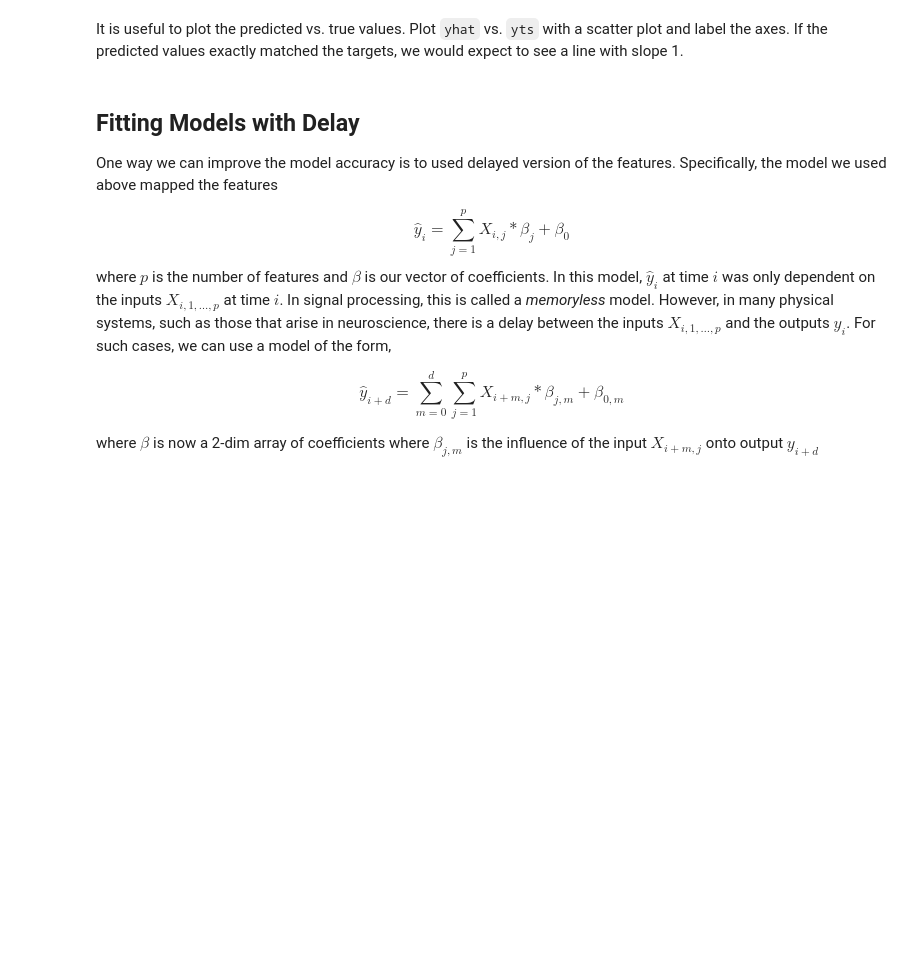
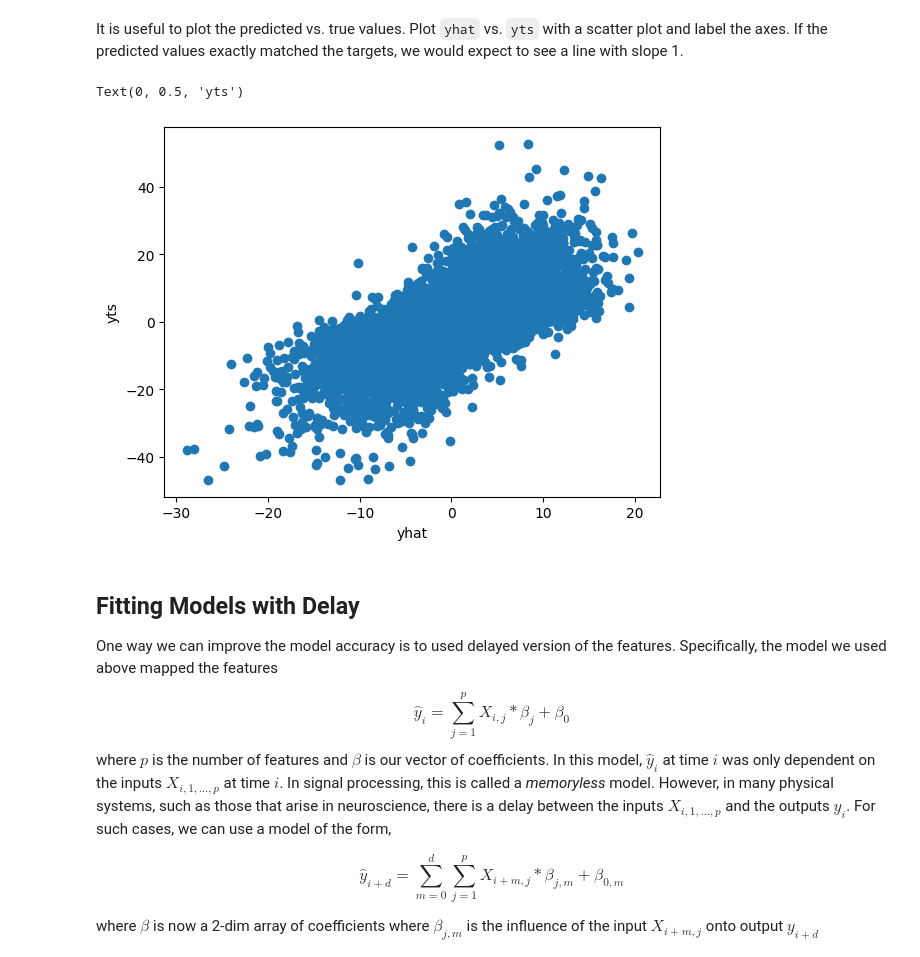
Before and after one commit to pranavich18/ML_Labs, a Jupyter notebook: lab2_neural.ipynb, the cells around one changed output. Cells and saved outputs as stored; diff of their text form; code cells hidden in the pictures; blank space fills up the shorter version.

```diff
--- a/lab2_neural.ipynb
+++ b/lab2_neural.ipynb
@@ -109,7 +109,8 @@ def fit_mult_linear(X,y):
     Given matrix of predictors X and target vector y fit for a multiple linear regression model under the squared loss.
     """
     # TODO complete the following code
-    # beta = ...
+
+    beta = np.linalg.inv(X.T @ X) @ X.T @ y
     return beta
 # %% [markdown]
 Now, use your function to fit a multiple linear regression model under squared loss using `Xtr,ytr`.
@@ -120,2 +118,12 @@ Make predictions  `yhat` using `Xts`.
+# %%
+# TODO
+n = Xtr.shape[0]
+ones = np.ones((n, 1))
+Xtr_aug = np.concatenate((ones, Xtr), axis=1)
+n1= Xts.shape[0]
+ones_t = np.ones((n1, 1))
+Xts_aug = np.concatenate((ones_t, Xts), axis=1)
+beta = fit_mult_linear(Xtr_aug,ytr)
+yhat = Xts_aug @ beta
 # %% [markdown]
 Compare `yhat` to `yts` to measure the **averaged squared loss** (empirical risk) on the test set. Print the output. You should obtain an average loss of around 32 or 33 if you are normalizing by 1/(test set size).
@@ -129,3 +138,11 @@ It is useful to plot the predicted vs. true values. Plot `yhat` vs. `yts` with a
+# %%
+# TODO
+plt.scatter(yhat, yts)
+plt.xlabel("yhat")
+plt.ylabel("yts")
+# %% [output]
+Text(0, 0.5, 'yts')
+[figure, added]
 # %% [markdown]
 ## Fitting Models with Delay
 
```
Also changed, not shown: parts of 4 cells of this notebook.
